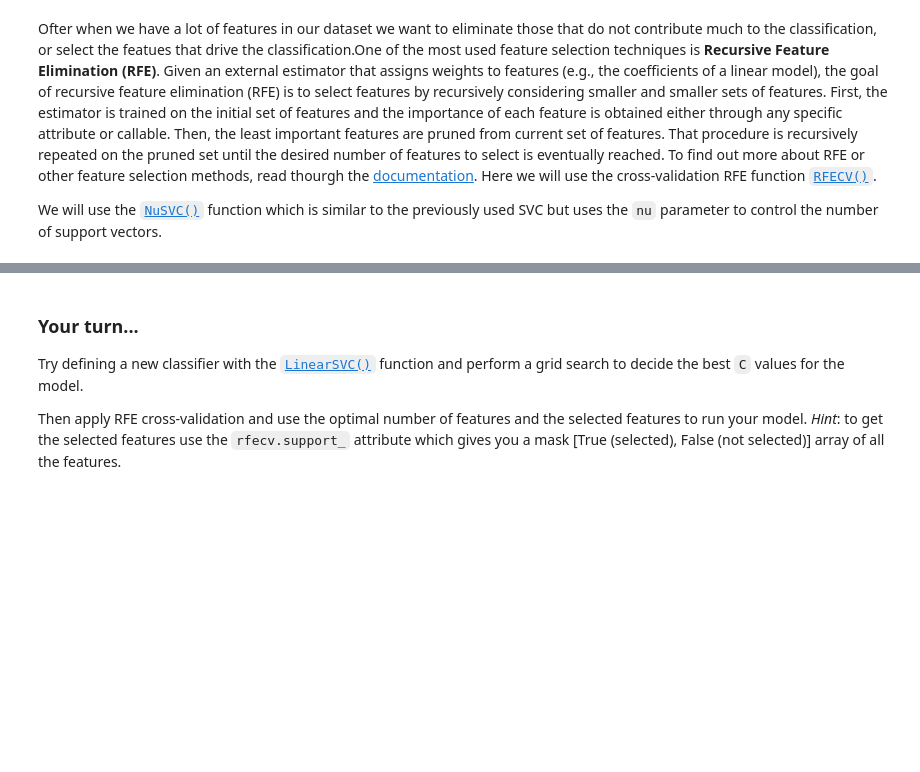
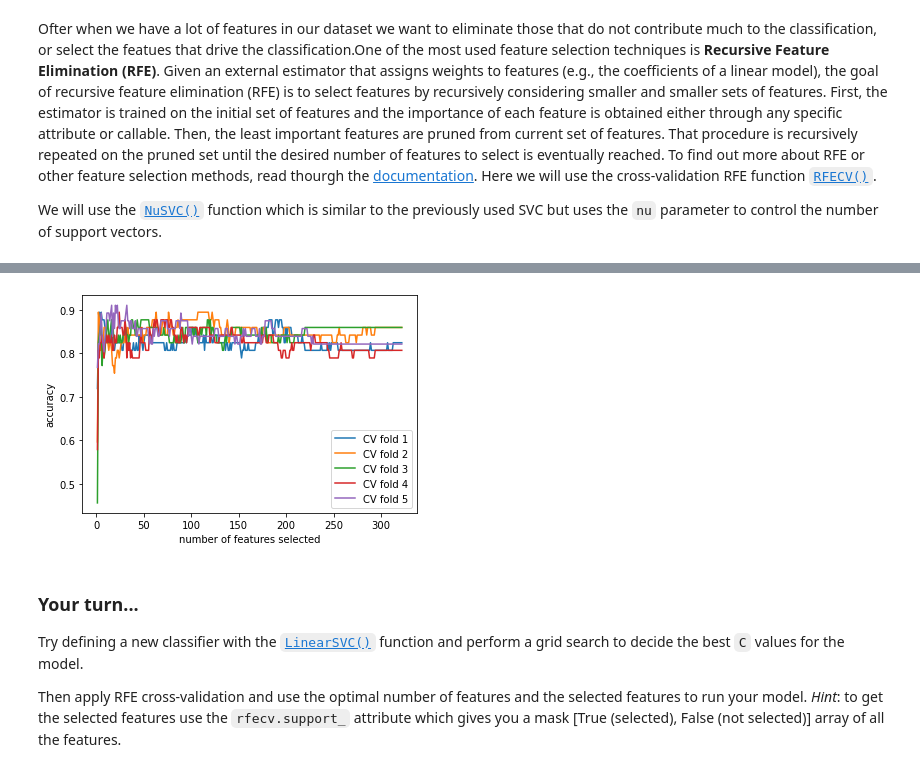
Before and after one commit to ICL-BMB-BiDS/BIDS8-ClassificationRegression2, a Jupyter notebook: ClassificationRegression2.ipynb, the cells around one changed output, grey strips where cells are left out. Saved outputs shown, nothing was run; the diff lists cells and outputs as text; code cells hidden in the pictures; blank space fills up the shorter version.

```diff
--- a/ClassificationRegression2.ipynb
+++ b/ClassificationRegression2.ipynb
@@ -27,13 +44,6 @@ display(diabetes_metabol_plasma.T2D.value_counts())
 # %% [markdown]
 ### Preprocessing
 # %%
-# Scale the data with standard scaling (0 mean and unit variance)
-diabetes_metabol_plasma_scaled = StandardScaler().fit_transform(diabetes_metabol_plasma.iloc[:, 6:])
-
-# Create a dataframe with T2D status and the scaled data
-scaled_df = pd.DataFrame(diabetes_metabol_plasma_scaled)
-scaled_df['T2D'] = diabetes_metabol_plasma.T2D
+# Split the data into train and test sets
+X_train_unscaled, X_test_unscaled, y_train, y_test = train_test_split(diabetes_metabol_plasma.iloc[:, 6:], diabetes_metabol_plasma.T2D, test_size=0.2, random_state=56)
-# %%
-# Split the data into train and test sets
-X_train, X_test, y_train, y_test = train_test_split(scaled_df.iloc[:,:-1], scaled_df.T2D, test_size=0.2, random_state=56)
 # %% [markdown]
@@ -41,3 +51,8 @@ If you `display(X_test, y_test)` you will notice that the function retains the i
+# %%
+# Scale the data with standard scaling (0 mean and unit variance)
+scaler = StandardScaler()
+X_train = scaler.fit_transform(X_train_unscaled)
+X_test = scaler.transform(X_test_unscaled)
 # %% [markdown]
 ## Support Vector Classifiers
 # %%
@@ -159,11 +215,15 @@ display('optimal n of features: %d' % rfecv.n_features_)
 # %%
 # plot the change in accuracy when looking at the step-wise different number of features
 plt.xlabel("number of features selected")
 plt.ylabel("accuracy")
-sns.lineplot(
-    range(1, len(rfecv.grid_scores_) + 1),
-    rfecv.grid_scores_,
-)
+for i in range(0,5):
+    sns.lineplot(
+        range(1, len(rfecv.grid_scores_) + 1),
+        rfecv.grid_scores_[:, i],
+        label=f'CV fold {i+1}'
+    )
+# %% [output]
+[figure, added]
 # %% [markdown]
 ### __Your turn...__
 
```
Also changed, not shown: parts of 12 cells of this notebook.
